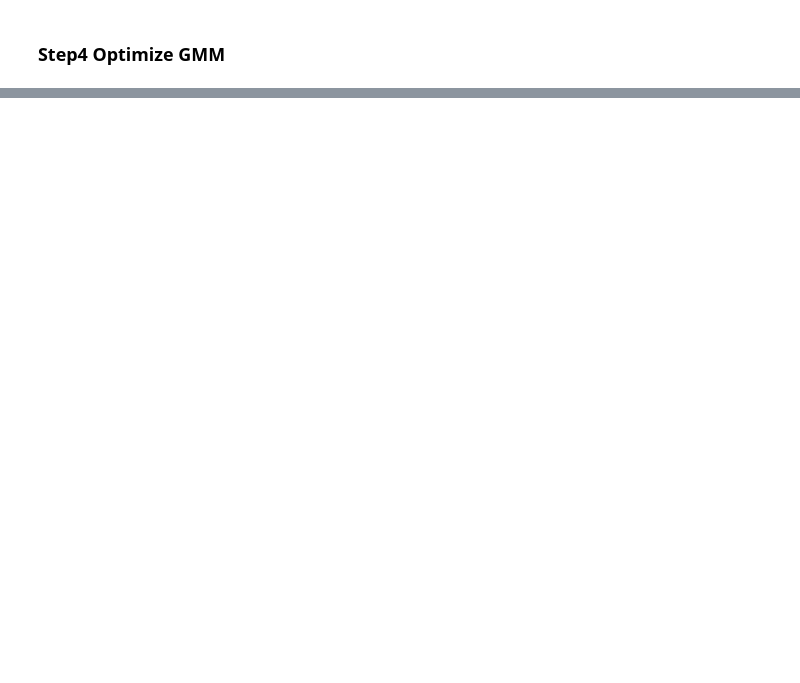
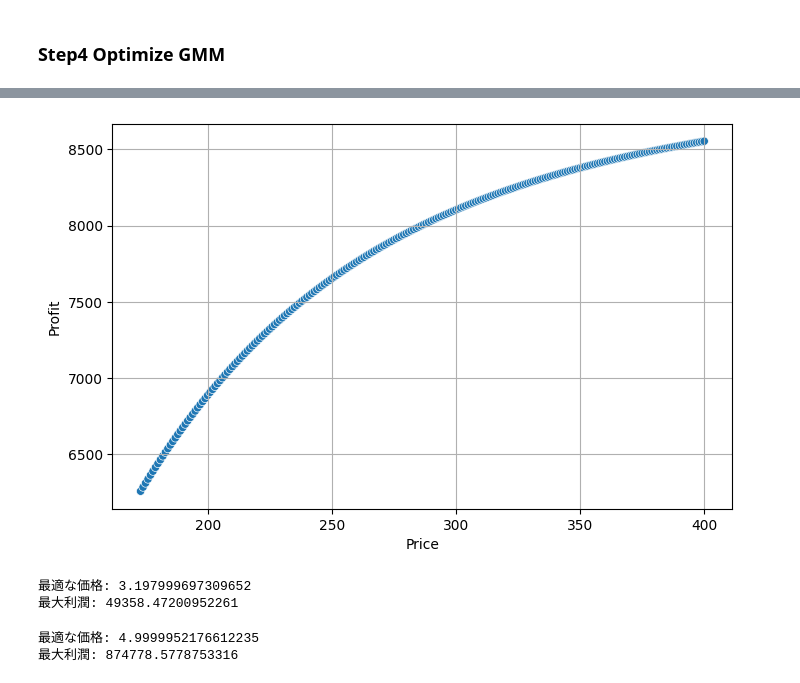
Before and after one commit to Libera1es/Structural-Estimation, a Jupyter notebook: bisieco/notebooks/demand_estimation2.ipynb, the cells around one changed output, grey strips where cells are left out. Saved outputs shown, nothing was run; the diff lists cells and outputs as text; code cells hidden in the pictures; blank space fills up the shorter version.

```diff
--- a/bisieco/notebooks/demand_estimation2.ipynb
+++ b/bisieco/notebooks/demand_estimation2.ipynb
@@ -421,0 +813,45 @@ def f_contraction(datalist, parameter, delta_ini):
+# %%
+dt_fig2 = pd.DataFrame({
+    'price': pricevec * 100,
+    'pi2': pivec2 * 100 / 10000
+})
+
+# Rのpivot_longerに相当
+dt_fig2_long = dt_fig2.melt(id_vars='price', var_name='name', value_name='value')
+
+# グラフの描画
+plt.figure(figsize=(8, 5))
+sns.scatterplot(data=dt_fig2_long, x='price', y='value', hue='name', legend=False)
+plt.xlabel('Price')
+plt.ylabel('Profit')
+plt.grid(True)
+plt.show()
+# %% [output]
+[figure, added]
+# %%
+from scipy.optimize import minimize_scalar
+
+def neg_f_revenue(price, option):
+    return -f_revenue(data=df, datalist=datalist,  result2=result2, parameter=parameter, option=option, car_id=name_id_target, year=2016, new_price=price, elasmat=selected_elasmat)
+
+res = minimize_scalar(neg_f_revenue, bounds=(0.3, 5), method='bounded', args=('ownpi'))
+# 最適な価格と最大収益
+optimal_price = res.x
+max_profit = -res.fun  # 符号を元に戻す
+
+print(f"最適な価格: {optimal_price}")
+print(f"最大利潤: {max_profit}")
+# %% [output]
+最適な価格: 3.197999697309652
+最大利潤: 49358.47200952261
+# %%
+res = minimize_scalar(neg_f_revenue, bounds=(0.3, 5), method='bounded', args=('totalpi'))
+# 最適な価格と最大収益
+optimal_price = res.x
+max_profit = -res.fun  # 符号を元に戻す
+
+print(f"最適な価格: {optimal_price}")
+print(f"最大利潤: {max_profit}")
+# %% [output]
+最適な価格: 4.9999952176612235
+最大利潤: 874778.5778753316
```
Also changed, not shown: parts of 25 cells of this notebook.
